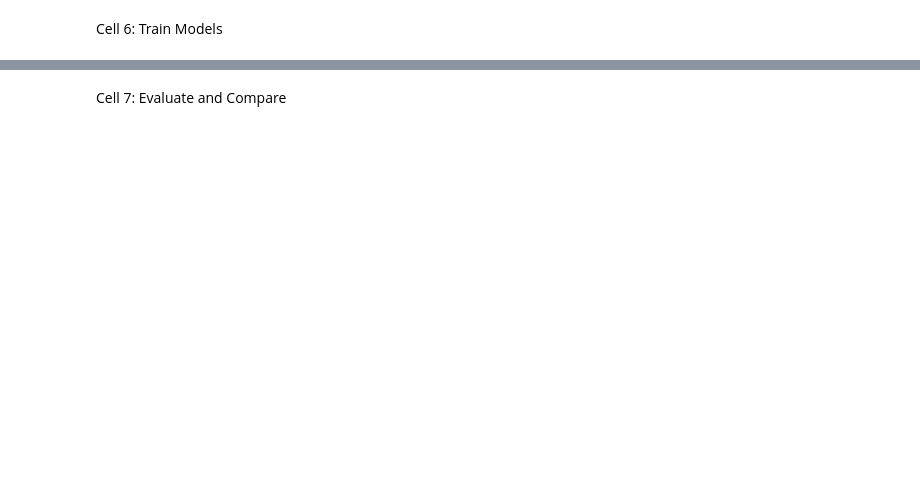
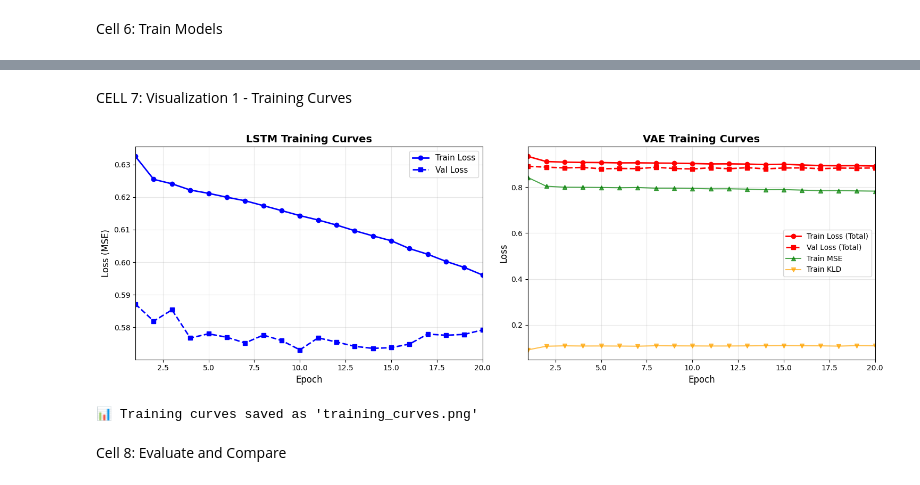
Before and after one commit to Qmo37/Seq2Seq_LSTM_VAE, a Jupyter notebook: notebooks/Seq2Seq_LSTM_VAE.ipynb, the cells around one changed output, grey strips where cells are left out. Cells and saved outputs as stored; diff of their text form; code cells hidden in the pictures; blank space fills up the shorter version.

Commit message:
Update visualizations

```diff
--- a/notebooks/Seq2Seq_LSTM_VAE.ipynb
+++ b/notebooks/Seq2Seq_LSTM_VAE.ipynb
@@ -545,3 +658,74 @@ print("VAE training completed!")
+# %% [markdown]
+CELL 7: Visualization 1 - Training Curves
+# %%
+"""Visualization 1: Training Curves"""
+
+fig, axes = plt.subplots(1, 2, figsize=(15, 5))
+
+# LSTM Training Curve
+axes[0].plot(
+    range(1, 21), lstm_train_losses, "b-", linewidth=2, label="Train Loss", marker="o"
+)
+axes[0].plot(
+    range(1, 21), lstm_val_losses, "b--", linewidth=2, label="Val Loss", marker="s"
+)
+axes[0].set_xlabel("Epoch", fontsize=12)
+axes[0].set_ylabel("Loss (MSE)", fontsize=12)
+axes[0].set_title("LSTM Training Curves", fontsize=14, fontweight="bold")
+axes[0].legend(fontsize=11)
+axes[0].grid(True, alpha=0.3)
+axes[0].set_xlim(1, 20)
+
+# VAE Training Curve
+axes[1].plot(
+    range(1, 21),
+    vae_train_losses,
+    "r-",
+    linewidth=2,
+    label="Train Loss (Total)",
+    marker="o",
+)
+axes[1].plot(
+    range(1, 21),
+    vae_val_losses,
+    "r--",
+    linewidth=2,
+    label="Val Loss (Total)",
+    marker="s",
+)
+axes[1].plot(
+    range(1, 21),
+    vae_train_mse,
+    "g-",
+    linewidth=1.5,
+    alpha=0.7,
+    label="Train MSE",
+    marker="^",
+)
+axes[1].plot(
+    range(1, 21),
+    vae_train_kld,
+    "orange",
+    linewidth=1.5,
+    alpha=0.7,
+    label="Train KLD",
+    marker="v",
+)
+axes[1].set_xlabel("Epoch", fontsize=12)
+axes[1].set_ylabel("Loss", fontsize=12)
+axes[1].set_title("VAE Training Curves", fontsize=14, fontweight="bold")
+axes[1].legend(fontsize=10)
+axes[1].grid(True, alpha=0.3)
+axes[1].set_xlim(1, 20)
+
+plt.tight_layout()
+plt.savefig("training_curves.png", dpi=300, bbox_inches="tight")
+plt.show()
+
+print("📊 Training curves saved as 'training_curves.png'")
+# %% [output]
+[figure, added]
+📊 Training curves saved as 'training_curves.png'
 # %% [markdown]
-Cell 7: Evaluate and Compare
+Cell 8: Evaluate and Compare
 # %%
```
Also changed, not shown: parts of 15 cells of this notebook.
